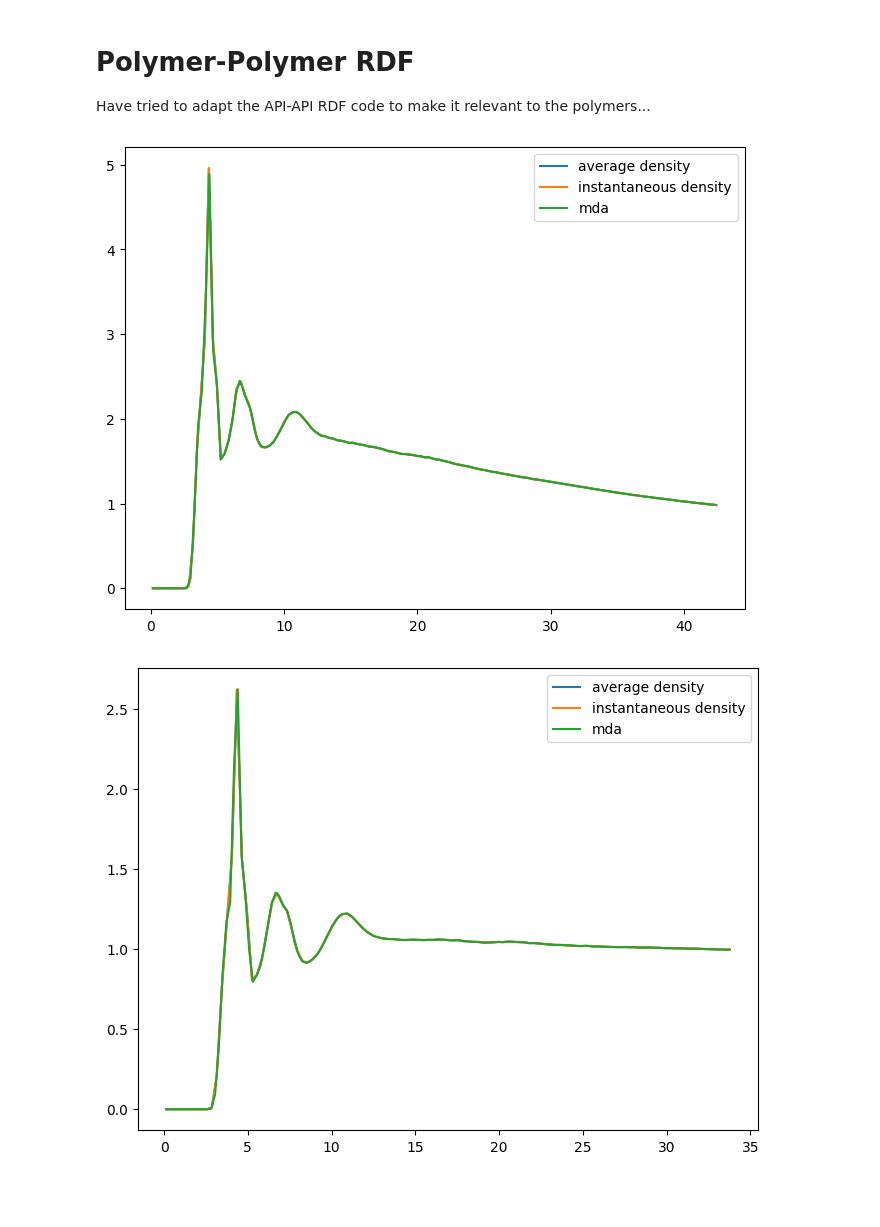
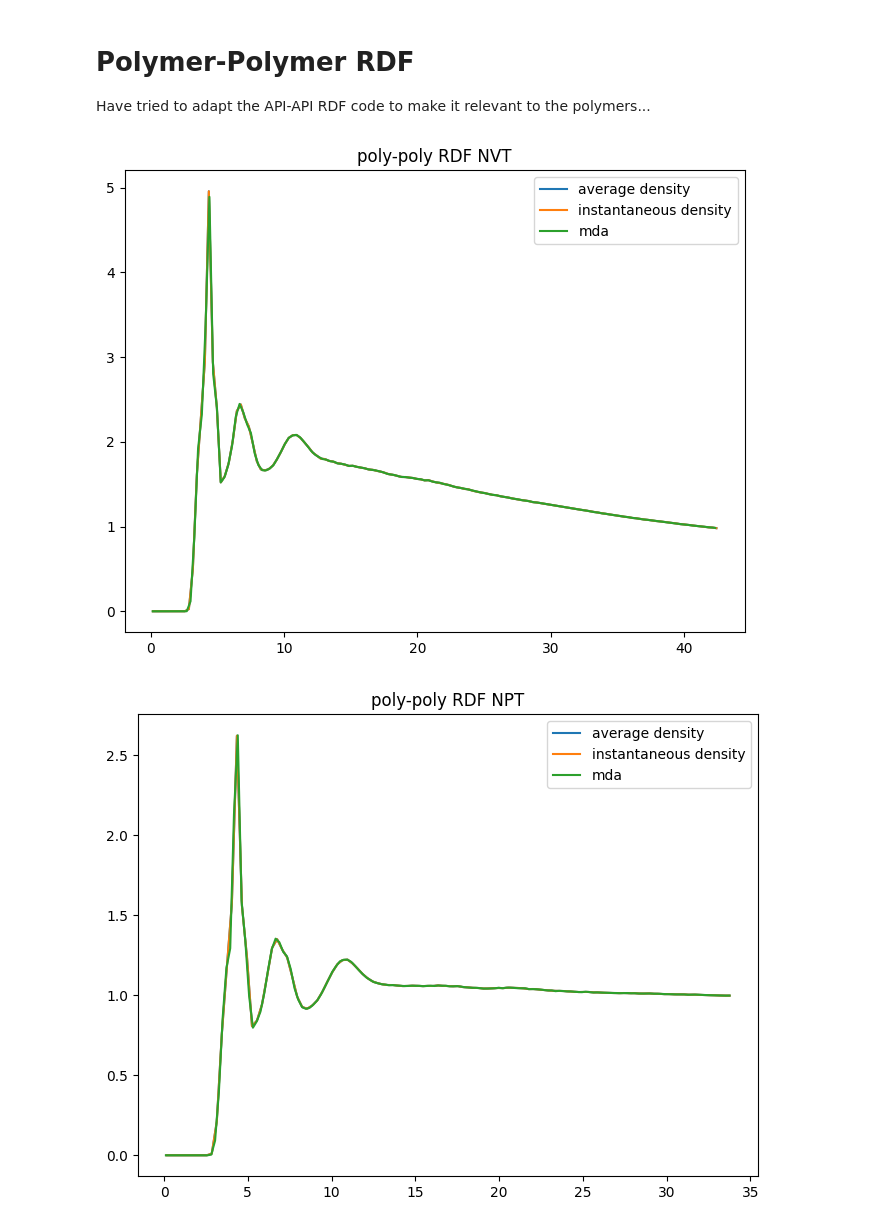
Before and after one commit to Luca-Gasparro/breaking_bad, a Jupyter notebook: rdf/rdf_results.ipynb, the cells around one changed output. Cells and saved outputs as stored; diff of their text form; code cells hidden in the pictures; blank space fills up the shorter version.

```diff
--- a/rdf/rdf_results.ipynb
+++ b/rdf/rdf_results.ipynb
@@ -107,35 +117,36 @@ man_poly_bins_avg_nvt, man_poly_rdf_avg_nvt = rdf_analysis.polymer_polymer_rdf_m
     polymer_topology_file="dry_nvt_polymer.tpr",
     polymer_trajectory_file="dry_nvt_trim_polymers.xtc",
     reference_particle_name="N1",
     bin_width=0.3,
     instantaneous=False,
     start_time=2000,
 )
 man_poly_bins_inst_nvt, man_poly_rdf_inst_nvt = rdf_analysis.polymer_polymer_rdf_manual(
     polymer_topology_file="dry_nvt_polymer.tpr",
     polymer_trajectory_file="dry_nvt_trim_polymers.xtc",
     reference_particle_name="N1",
     bin_width=0.3,
     instantaneous=True,
     start_time=2000,
 )
 
 mda_poly_bins_nvt, mda_poly_rdf_nvt = rdf_analysis.polymer_polymer_rdf(
     polymer_topology_file="dry_nvt_polymer.tpr",
     polymer_trajectory_file="dry_nvt_trim_polymers.xtc",
     polymer_atom_name="N1",
     start_time=2000,
     frame_strides=[1],
 )
 
 plt.figure(figsize=(8, 6))
 plt.plot(man_poly_bins_avg_nvt, man_poly_rdf_avg_nvt, label="average density")
 plt.plot(man_poly_bins_inst_nvt, man_poly_rdf_inst_nvt, label="instantaneous density")
 plt.plot(mda_poly_bins_nvt, mda_poly_rdf_nvt[0], label="mda")
+plt.title("poly-poly RDF NVT")
 plt.legend()
-plt.savefig("polY_poly_rdf_nvt.png", dpi=300)
+plt.savefig("poly_poly_rdf_nvt.png", dpi=300)
 # %% [output]
-[figure, old version]
+[figure, new version]
 # %%
 # ----- NPT Simulation ------
 man_poly_bins_avg_npt, man_poly_rdf_avg_npt = rdf_analysis.polymer_polymer_rdf_manual(
@@ -167,8 +178,9 @@ plt.figure(figsize=(8, 6))
 plt.plot(man_poly_bins_avg_npt, man_poly_rdf_avg_npt, label="average density")
 plt.plot(man_poly_bins_inst_npt, man_poly_rdf_inst_npt, label="instantaneous density")
 plt.plot(mda_poly_bins_npt, mda_poly_rdf_npt[0], label="mda")
+plt.title("poly-poly RDF NPT")
 plt.legend()
-plt.savefig("polY_poly_rdf_npt.png", dpi=300)
+plt.savefig("poly_poly_rdf_npt.png", dpi=300)
 # %% [output]
-[figure, old version]
+[figure, new version]
 # %% [markdown]
```
Also changed, not shown: parts of 5 cells of this notebook, 5 other files.
